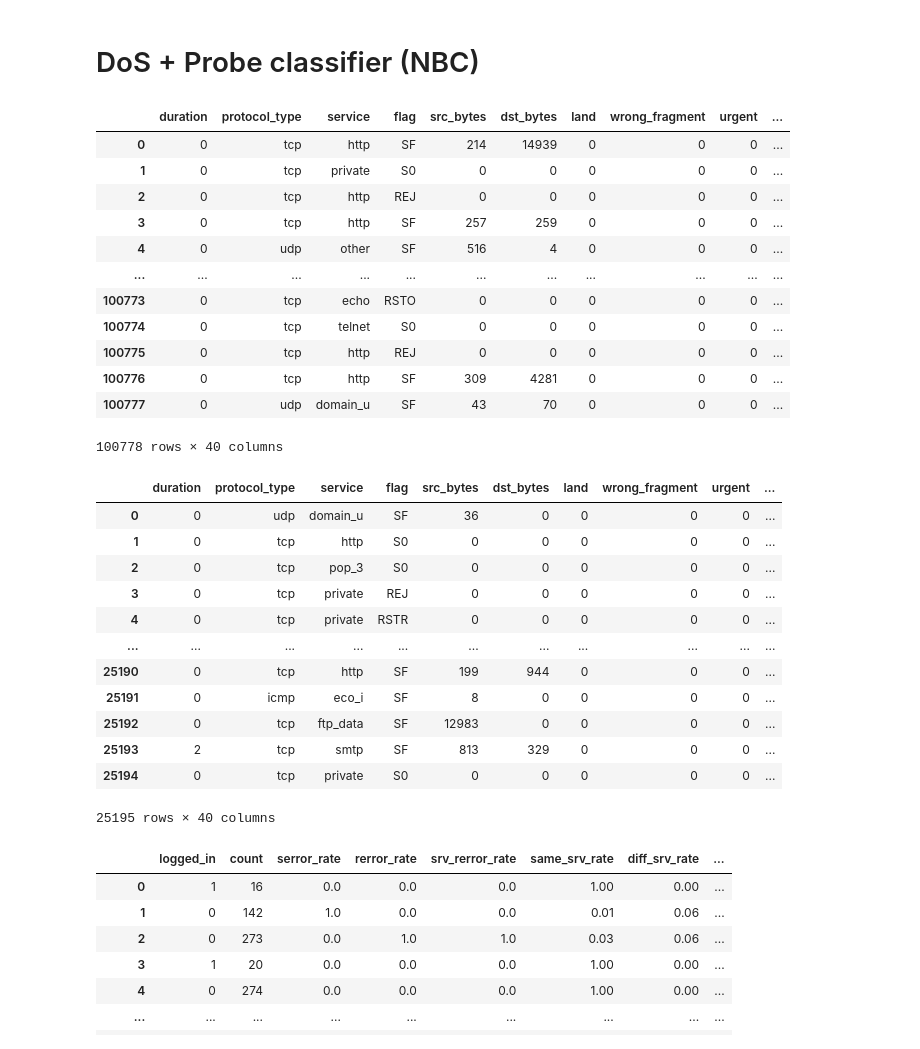
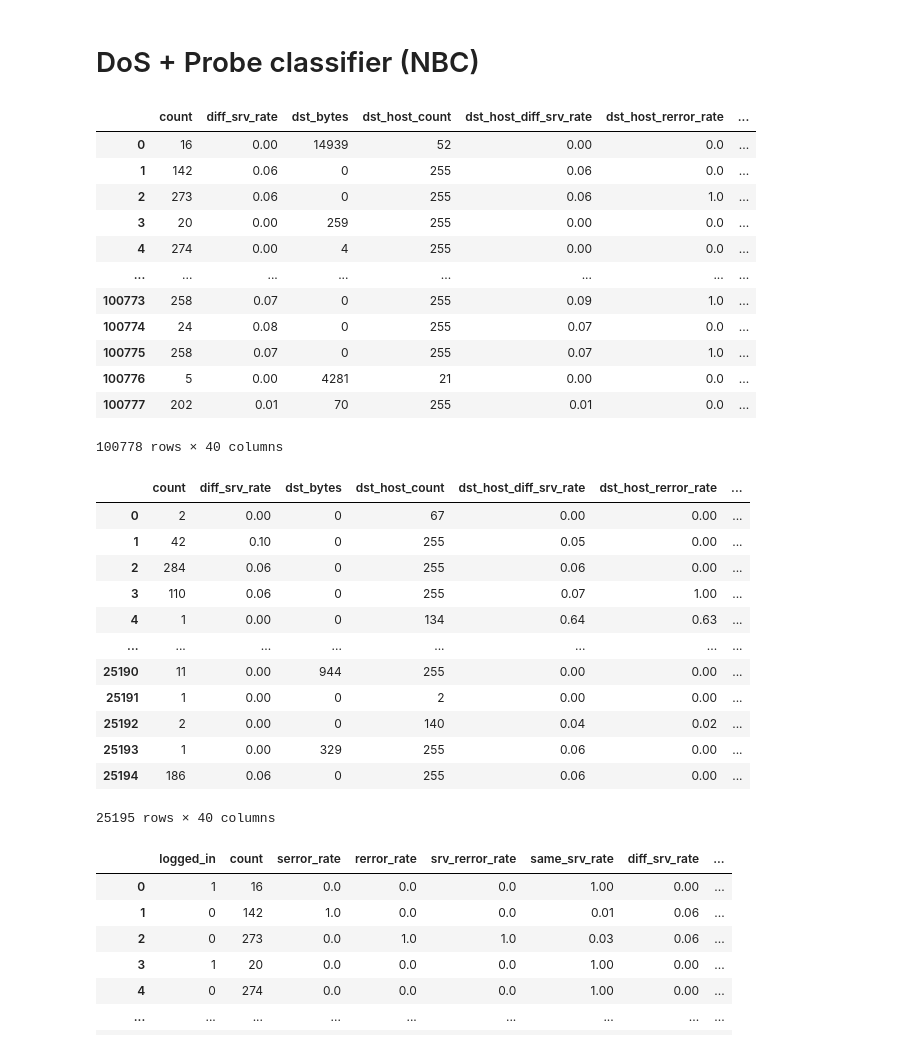
Before and after one commit to MarcoLorenzoCampo/IDS_Thesis, a Jupyter notebook: IDS_Process-Train-Test.ipynb, the cells around one changed output. Saved outputs shown, nothing was run; the diff lists cells and outputs as text; code cells hidden in the pictures.

```diff
--- a/IDS_Process-Train-Test.ipynb
+++ b/IDS_Process-Train-Test.ipynb
@@ -204,32 +205,34 @@ df_test = copy.deepcopy(df_test_original)
 # %%
 # split in test and validation set for BOTH layers
 df_train_original, df_val_original = train_test_split(df_train_and_validate, test_size=0.2, random_state=42)
+df_train_original = df_train_original.sort_index(axis=1)
+df_val_original = df_val_original.sort_index(axis=1)
 
 # dataframes specifically for layer 1
 df_train = copy.deepcopy(df_train_original)
 df_val = copy.deepcopy(df_val_original)
 
 # set the target variables accordingly
 y_train = np.array([1 if x in (dos_attacks+probe_attacks) else 0 for x in df_train['label']])
 y_val = np.array([1 if x in (dos_attacks+probe_attacks) else 0 for x in df_val['label']])
 
 # this dataframe contains the whole train set
 df_train = df_train.drop(['label'],axis=1)
 df_train = df_train.reset_index().drop(['index'], axis=1)
 df_train
 # %% [output]
-|  | duration | protocol_type | service | flag | src_bytes | dst_bytes | land | wrong_fragment | urgent | ... |
-| 0 | 0 | tcp | http | SF | 214 | 14939 | 0 | 0 | 0 | ... |
-| 1 | 0 | tcp | private | S0 | 0 | 0 | 0 | 0 | 0 | ... |
-| 2 | 0 | tcp | http | REJ | 0 | 0 | 0 | 0 | 0 | ... |
-| 3 | 0 | tcp | http | SF | 257 | 259 | 0 | 0 | 0 | ... |
-| 4 | 0 | udp | other | SF | 516 | 4 | 0 | 0 | 0 | ... |
-| ... | ... | ... | ... | ... | ... | ... | ... | ... | ... | ... |
-| 100773 | 0 | tcp | echo | RSTO | 0 | 0 | 0 | 0 | 0 | ... |
-| 100774 | 0 | tcp | telnet | S0 | 0 | 0 | 0 | 0 | 0 | ... |
-| 100775 | 0 | tcp | http | REJ | 0 | 0 | 0 | 0 | 0 | ... |
-| 100776 | 0 | tcp | http | SF | 309 | 4281 | 0 | 0 | 0 | ... |
-| 100777 | 0 | udp | domain_u | SF | 43 | 70 | 0 | 0 | 0 | ... |
+|  | count | diff_srv_rate | dst_bytes | dst_host_count | dst_host_diff_srv_rate | dst_host_rerror_rate | ... |
+| 0 | 16 | 0.00 | 14939 | 52 | 0.00 | 0.0 | ... |
+| 1 | 142 | 0.06 | 0 | 255 | 0.06 | 0.0 | ... |
+| 2 | 273 | 0.06 | 0 | 255 | 0.06 | 1.0 | ... |
+| 3 | 20 | 0.00 | 259 | 255 | 0.00 | 0.0 | ... |
+| 4 | 274 | 0.00 | 4 | 255 | 0.00 | 0.0 | ... |
+| ... | ... | ... | ... | ... | ... | ... | ... |
+| 100773 | 258 | 0.07 | 0 | 255 | 0.09 | 1.0 | ... |
+| 100774 | 24 | 0.08 | 0 | 255 | 0.07 | 0.0 | ... |
+| 100775 | 258 | 0.07 | 0 | 255 | 0.07 | 1.0 | ... |
+| 100776 | 5 | 0.00 | 4281 | 21 | 0.00 | 0.0 | ... |
+| 100777 | 202 | 0.01 | 70 | 255 | 0.01 | 0.0 | ... |
 100778 rows × 40 columns
 # %%
 # this dataframe contains the whole validation set
@@ -238,18 +241,18 @@ df_val = df_val.reset_index().drop(['index'], axis=1)
 
 df_val
 # %% [output]
-|  | duration | protocol_type | service | flag | src_bytes | dst_bytes | land | wrong_fragment | urgent | ... |
-| 0 | 0 | udp | domain_u | SF | 36 | 0 | 0 | 0 | 0 | ... |
-| 1 | 0 | tcp | http | S0 | 0 | 0 | 0 | 0 | 0 | ... |
-| 2 | 0 | tcp | pop_3 | S0 | 0 | 0 | 0 | 0 | 0 | ... |
-| 3 | 0 | tcp | private | REJ | 0 | 0 | 0 | 0 | 0 | ... |
-| 4 | 0 | tcp | private | RSTR | 0 | 0 | 0 | 0 | 0 | ... |
-| ... | ... | ... | ... | ... | ... | ... | ... | ... | ... | ... |
-| 25190 | 0 | tcp | http | SF | 199 | 944 | 0 | 0 | 0 | ... |
-| 25191 | 0 | icmp | eco_i | SF | 8 | 0 | 0 | 0 | 0 | ... |
-| 25192 | 0 | tcp | ftp_data | SF | 12983 | 0 | 0 | 0 | 0 | ... |
-| 25193 | 2 | tcp | smtp | SF | 813 | 329 | 0 | 0 | 0 | ... |
-| 25194 | 0 | tcp | private | S0 | 0 | 0 | 0 | 0 | 0 | ... |
+|  | count | diff_srv_rate | dst_bytes | dst_host_count | dst_host_diff_srv_rate | dst_host_rerror_rate | ... |
+| 0 | 2 | 0.00 | 0 | 67 | 0.00 | 0.00 | ... |
+| 1 | 42 | 0.10 | 0 | 255 | 0.05 | 0.00 | ... |
+| 2 | 284 | 0.06 | 0 | 255 | 0.06 | 0.00 | ... |
+| 3 | 110 | 0.06 | 0 | 255 | 0.07 | 1.00 | ... |
+| 4 | 1 | 0.00 | 0 | 134 | 0.64 | 0.63 | ... |
+| ... | ... | ... | ... | ... | ... | ... | ... |
+| 25190 | 11 | 0.00 | 944 | 255 | 0.00 | 0.00 | ... |
+| 25191 | 1 | 0.00 | 0 | 2 | 0.00 | 0.00 | ... |
+| 25192 | 2 | 0.00 | 0 | 140 | 0.04 | 0.02 | ... |
+| 25193 | 1 | 0.00 | 329 | 255 | 0.06 | 0.00 | ... |
+| 25194 | 186 | 0.06 | 0 | 255 | 0.06 | 0.00 | ... |
 25195 rows × 40 columns
 # %%
 # now the real processing for layer 1 starts
```
Also changed, not shown: parts of 14 cells of this notebook, 12 other files.
